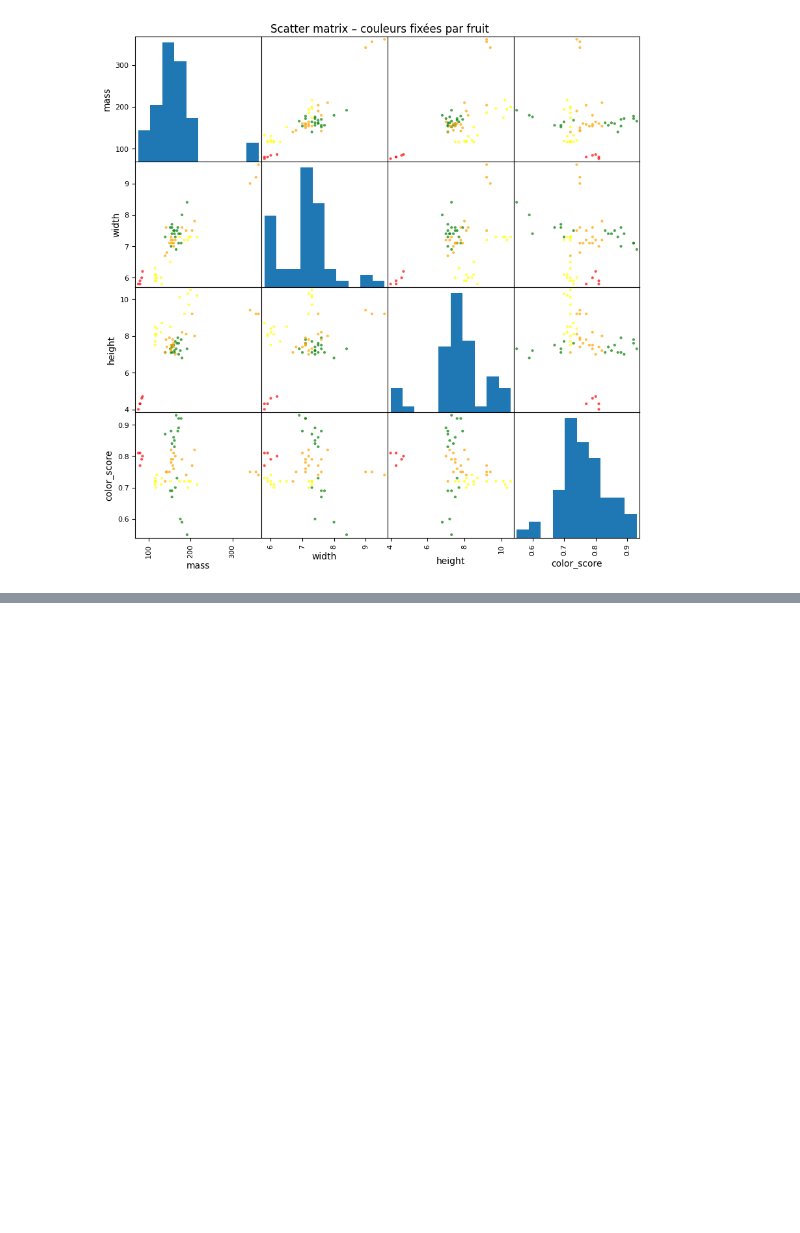
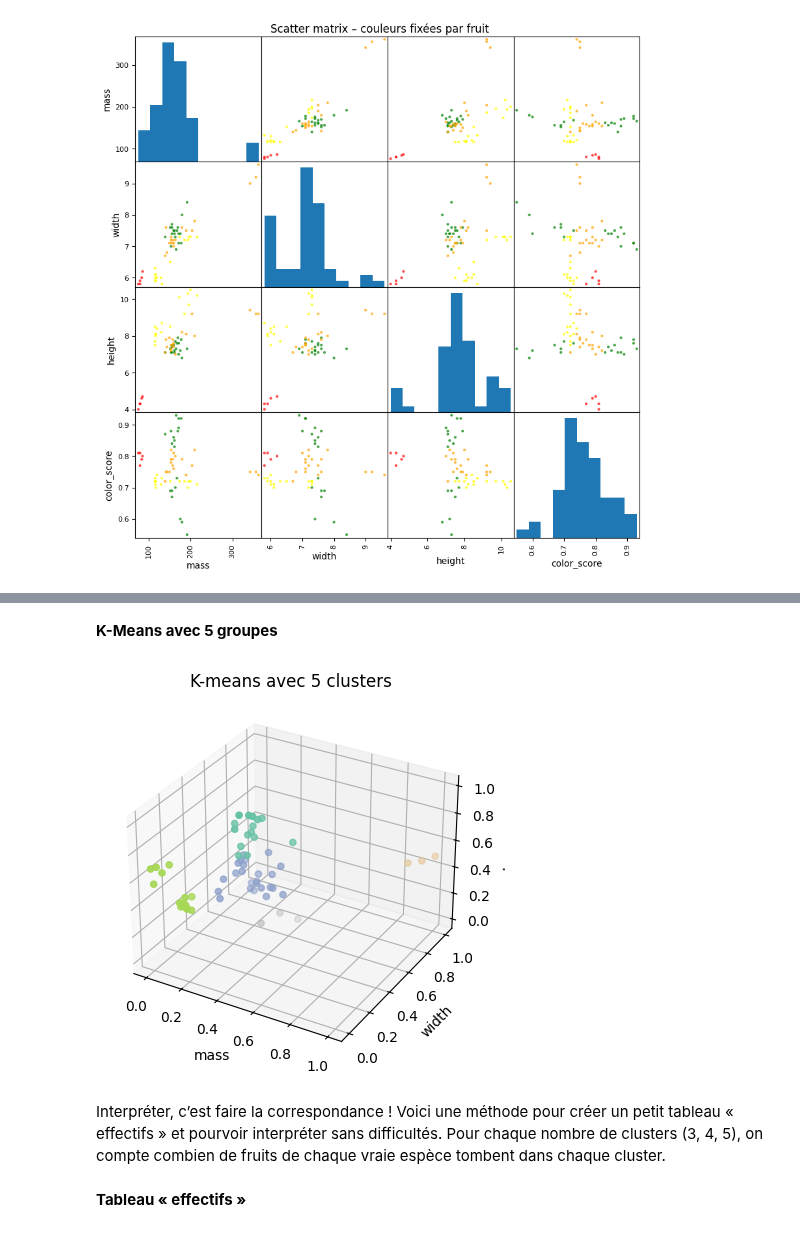
Before and after one commit to olfabre/DataMaining_Master_2, a Jupyter notebook: tp1.ipynb, the cells around one changed output, grey strips where cells are left out. Saved outputs shown, nothing was run; the diff lists cells and outputs as text; code cells hidden in the pictures; blank space fills up the shorter version.

```diff
--- a/tp1.ipynb
+++ b/tp1.ipynb
@@ -153,0 +235,39 @@ plt.show()
+# %% [markdown]
+**K-Means avec 5 groupes**
+# %%
+from sklearn.preprocessing import MinMaxScaler
+from sklearn.cluster import KMeans
+import pandas as pd
+import matplotlib.pyplot as plt
+from mpl_toolkits.mplot3d import Axes3D
+
+# 1. Lire
+df = pd.read_csv('fruit_data_with_colors.txt', sep='\t')
+
+# 2. Garder seulement les colonnes chiffres
+X = df[['mass', 'width', 'color_score']]
+
+# 3. Normaliser entre 0 et 1
+scaler = MinMaxScaler()
+X_norm = scaler.fit_transform(X)
+
+# 4. K-means avec 3 groupes
+k = 5
+kmeans = KMeans(n_clusters=k, random_state=42)
+labels = kmeans.fit_predict(X_norm)
+
+# 5. Petit graphe 3D
+fig = plt.figure()
+ax = fig.add_subplot(111, projection='3d')
+ax.scatter(X_norm[:,0], X_norm[:,1], X_norm[:,2], c=labels, cmap='Set2')
+ax.set_xlabel('mass')
+ax.set_ylabel('width')
+ax.set_zlabel('color_score')
+plt.title(f'K-means avec {k} clusters')
+plt.show()
+# %% [output]
+[figure, added]
+# %% [markdown]
+Interpréter, c’est faire la correspondance ! Voici une méthode pour créer un petit tableau « effectifs » et pourvoir interpréter sans difficultés. Pour chaque nombre de clusters (3, 4, 5), on compte combien de fruits de chaque vraie espèce tombent dans chaque cluster.
+# %% [markdown]
+**Tableau « effectifs »**
```
Also changed, not shown: parts of 15 cells of this notebook.
